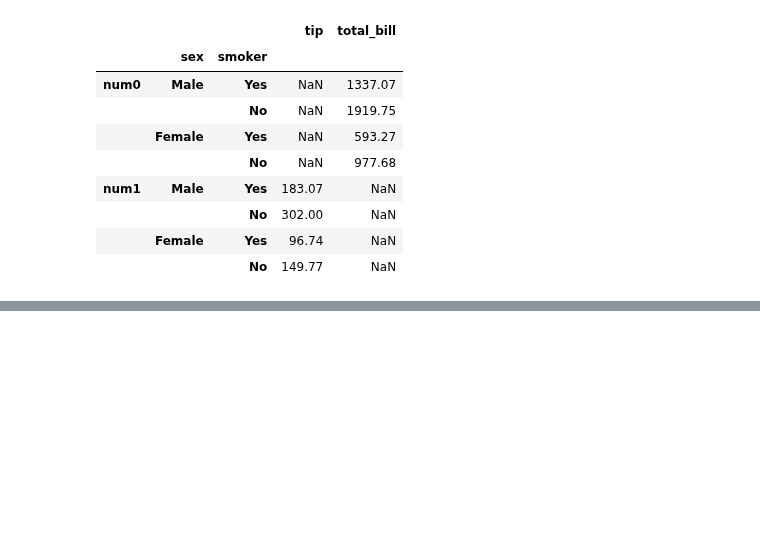
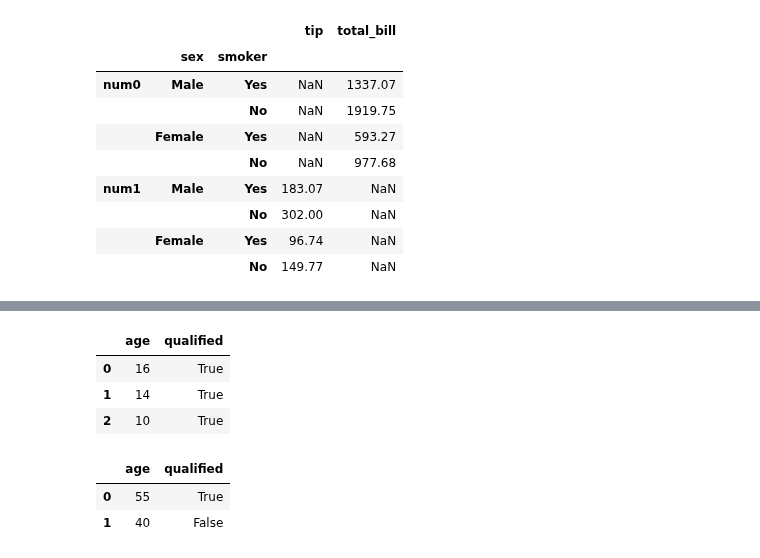
Before and after one commit to ARBINDA765/Pandas-concat-vs-Merge, a Jupyter notebook: Pandas Combining DataFrames.ipynb, the cells around one changed output, grey strips where cells are left out. Cells and saved outputs as stored; diff of their text form; code cells hidden in the pictures; blank space fills up the shorter version.

```diff
--- a/Pandas Combining DataFrames.ipynb
+++ b/Pandas Combining DataFrames.ipynb
@@ -251,0 +330,13 @@ pd.concat([tips_bill, tips_tip], sort=True, keys=['num0', 'num1'])
+# %%
+df1
+# %% [output]
+|  | age | qualified |
+| 0 | 16 | True |
+| 1 | 14 | True |
+| 2 | 10 | True |
+# %%
+df2
+# %% [output]
+|  | age | qualified |
+| 0 | 55 | True |
+| 1 | 40 | False |
```
Also changed, not shown: parts of 10 cells of this notebook.
